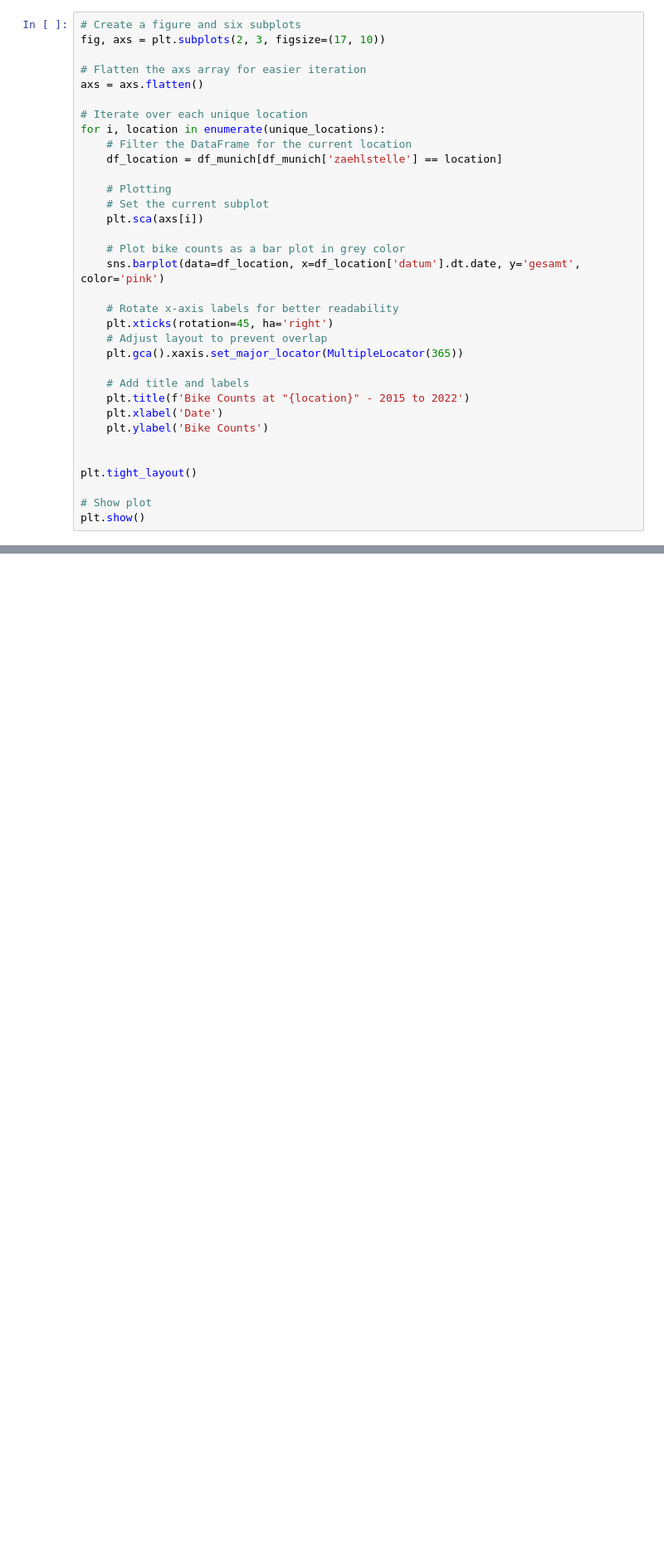
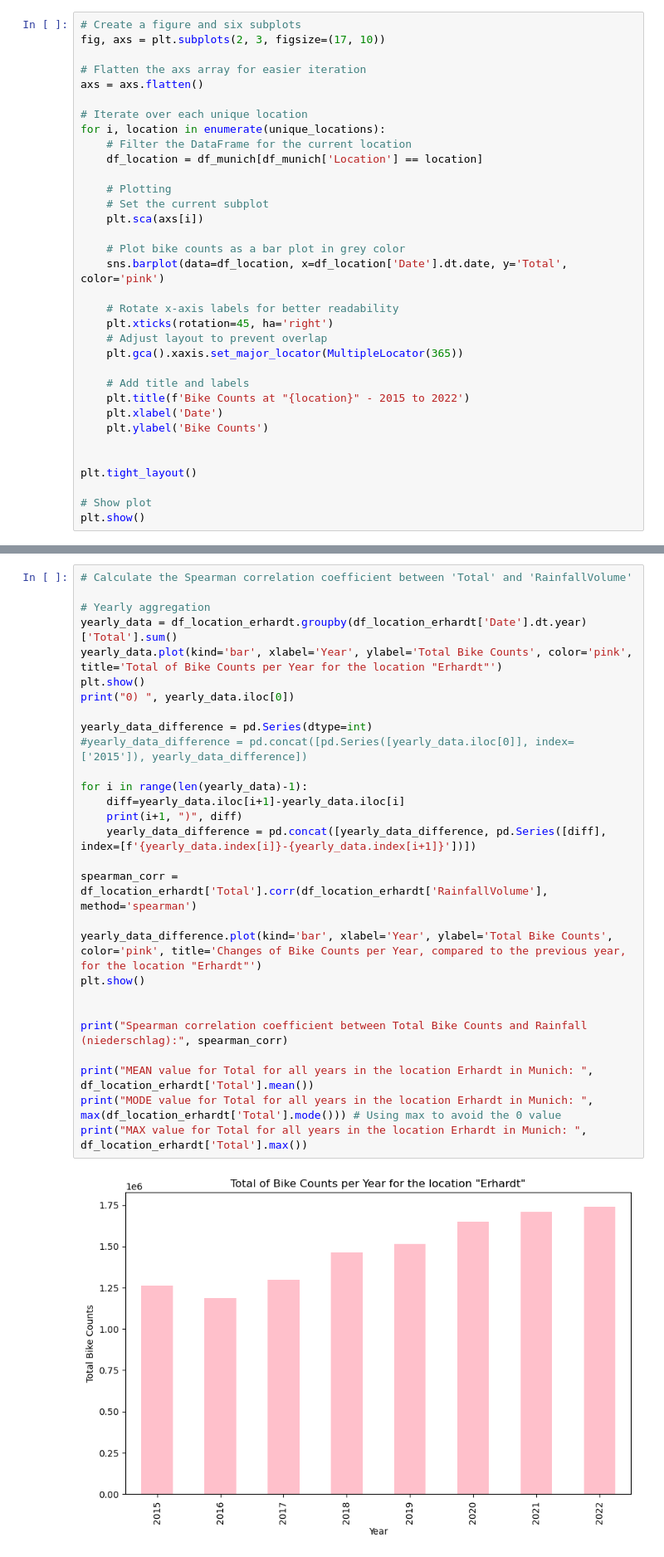
Before and after one commit to cap7586/CaroPeThesis, a Jupyter notebook: Munich_Complete_Analysis/Muc.ipynb, the cells around one changed output, grey strips where cells are left out. Shown at 83% size. Drawn from its saved outputs; the diff is of its cells as text; blank space fills up the shorter version.

```diff
--- a/Munich_Complete_Analysis/Muc.ipynb
+++ b/Munich_Complete_Analysis/Muc.ipynb
@@ -77,14 +89,14 @@ axs = axs.flatten()
 # Iterate over each unique location
 for i, location in enumerate(unique_locations):
     # Filter the DataFrame for the current location
-    df_location = df_munich[df_munich['zaehlstelle'] == location]
+    df_location = df_munich[df_munich['Location'] == location]
 
     # Plotting
     # Set the current subplot
     plt.sca(axs[i])
 
     # Plot bike counts as a bar plot in grey color
-    sns.barplot(data=df_location, x=df_location['datum'].dt.date, y='gesamt', color='pink')
+    sns.barplot(data=df_location, x=df_location['Date'].dt.date, y='Total', color='pink')
 
     # Rotate x-axis labels for better readability
     plt.xticks(rotation=45, ha='right')
@@ -339,0 +291,30 @@ Spearman correlation coefficient between Total Bike Counts and Rainfall (nieders
+# %%
+# Calculate the Spearman correlation coefficient between 'Total' and 'RainfallVolume'
+
+# Yearly aggregation
+yearly_data = df_location_erhardt.groupby(df_location_erhardt['Date'].dt.year)['Total'].sum()
+yearly_data.plot(kind='bar', xlabel='Year', ylabel='Total Bike Counts', color='pink', title='Total of Bike Counts per Year for the location "Erhardt"')
+plt.show()
+print("0) ", yearly_data.iloc[0])
+
+yearly_data_difference = pd.Series(dtype=int)
+#yearly_data_difference = pd.concat([pd.Series([yearly_data.iloc[0]], index=['2015']), yearly_data_difference])
+
+for i in range(len(yearly_data)-1):
+    diff=yearly_data.iloc[i+1]-yearly_data.iloc[i]
+    print(i+1, ")", diff)
+    yearly_data_difference = pd.concat([yearly_data_difference, pd.Series([diff], index=[f'{yearly_data.index[i]}-{yearly_data.index[i+1]}'])])
+
+spearman_corr = df_location_erhardt['Total'].corr(df_location_erhardt['RainfallVolume'], method='spearman')
+
+yearly_data_difference.plot(kind='bar', xlabel='Year', ylabel='Total Bike Counts', color='pink', title='Changes of Bike Counts per Year, compared to the previous year, for the location "Erhardt"')
+plt.show()
+
+
+print("Spearman correlation coefficient between Total Bike Counts and Rainfall (niederschlag):", spearman_corr)
+
+print("MEAN value for Total for all years in the location Erhardt in Munich: ", df_location_erhardt['Total'].mean())
+print("MODE value for Total for all years in the location Erhardt in Munich: ", max(df_location_erhardt['Total'].mode())) # Using max to avoid the 0 value
+print("MAX value for Total for all years in the location Erhardt in Munich: ", df_location_erhardt['Total'].max())
+# %% [output]
+[figure, added]
```
Also changed, not shown: parts of 38 cells of this notebook, 3 other files.
